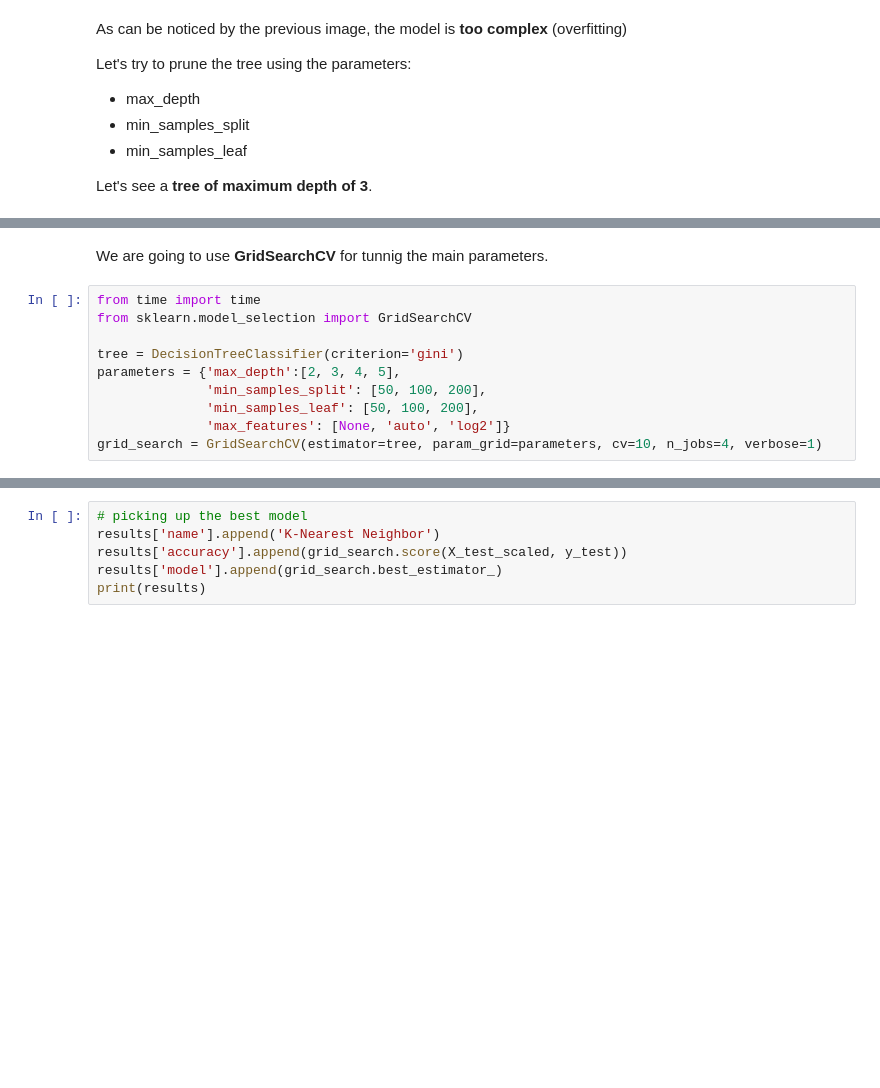
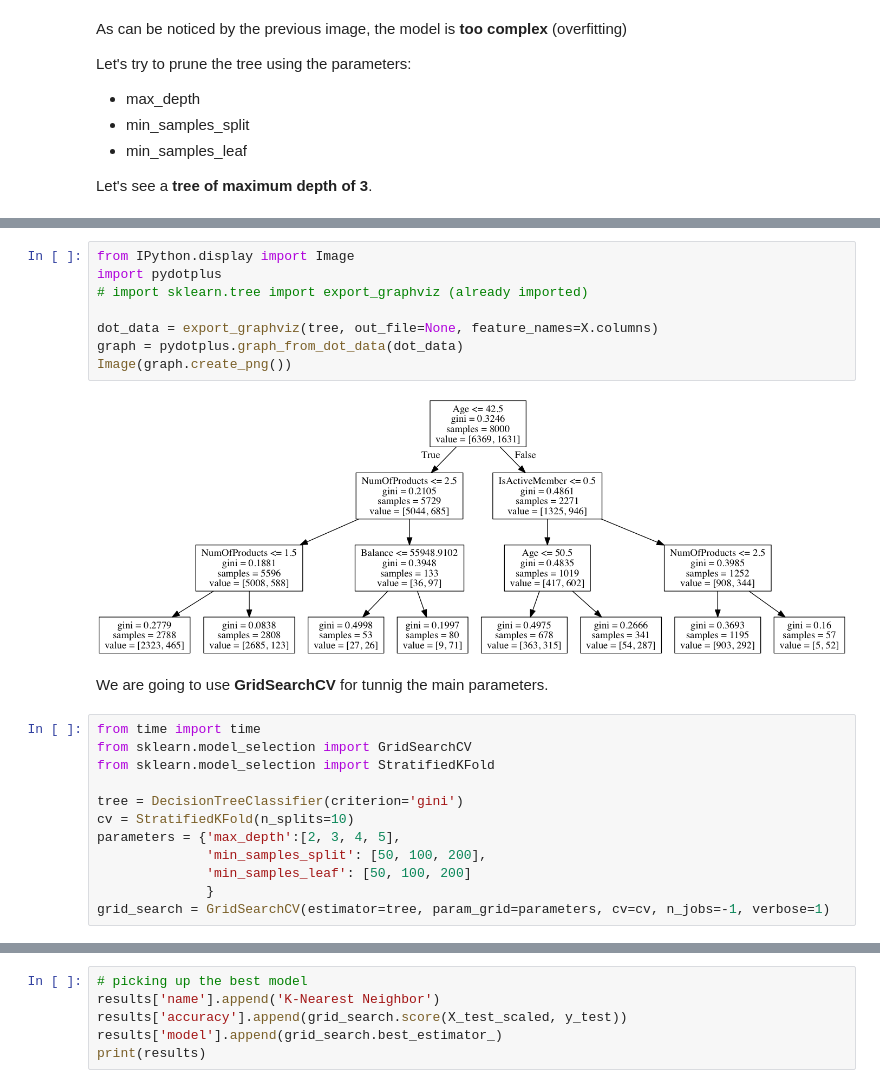
Before and after one commit to jmoianes/MachineLearning, a Jupyter notebook: 20 Projects/02 Churn/Churn Analysis.ipynb, the cells around one changed output, grey strips where cells are left out. Drawn from its saved outputs; the diff is of its cells as text; blank space fills up the shorter version.

```diff
--- a/20 Projects/02 Churn/Churn Analysis.ipynb
+++ b/20 Projects/02 Churn/Churn Analysis.ipynb
@@ -298,15 +339,27 @@ display(HTML('<img src="./images/tree2.png?%d">'% __counter__))
+# %%
+from IPython.display import Image
+import pydotplus
+# import sklearn.tree import export_graphviz (already imported)
+
+dot_data = export_graphviz(tree, out_file=None, feature_names=X.columns)
+graph = pydotplus.graph_from_dot_data(dot_data)
+Image(graph.create_png())
+# %% [output]
+[figure, added]
 # %% [markdown]
 We are going to use **GridSearchCV** for tunnig the main parameters.
 # %%
 from time import time
 from sklearn.model_selection import GridSearchCV
+from sklearn.model_selection import StratifiedKFold
 
 tree = DecisionTreeClassifier(criterion='gini')
+cv = StratifiedKFold(n_splits=10)
 parameters = {'max_depth':[2, 3, 4, 5],
               'min_samples_split': [50, 100, 200],
-              'min_samples_leaf': [50, 100, 200],
-              'max_features': [None, 'auto', 'log2']}
-grid_search = GridSearchCV(estimator=tree, param_grid=parameters, cv=10, n_jobs=4, verbose=1)
+              'min_samples_leaf': [50, 100, 200]
+              }
+grid_search = GridSearchCV(estimator=tree, param_grid=parameters, cv=cv, n_jobs=-1, verbose=1)
 # %%
 start = time()
 grid_search.fit(X_train, y_train.values.ravel())
```
Also changed, not shown: parts of 80 cells of this notebook, 22 other files.
